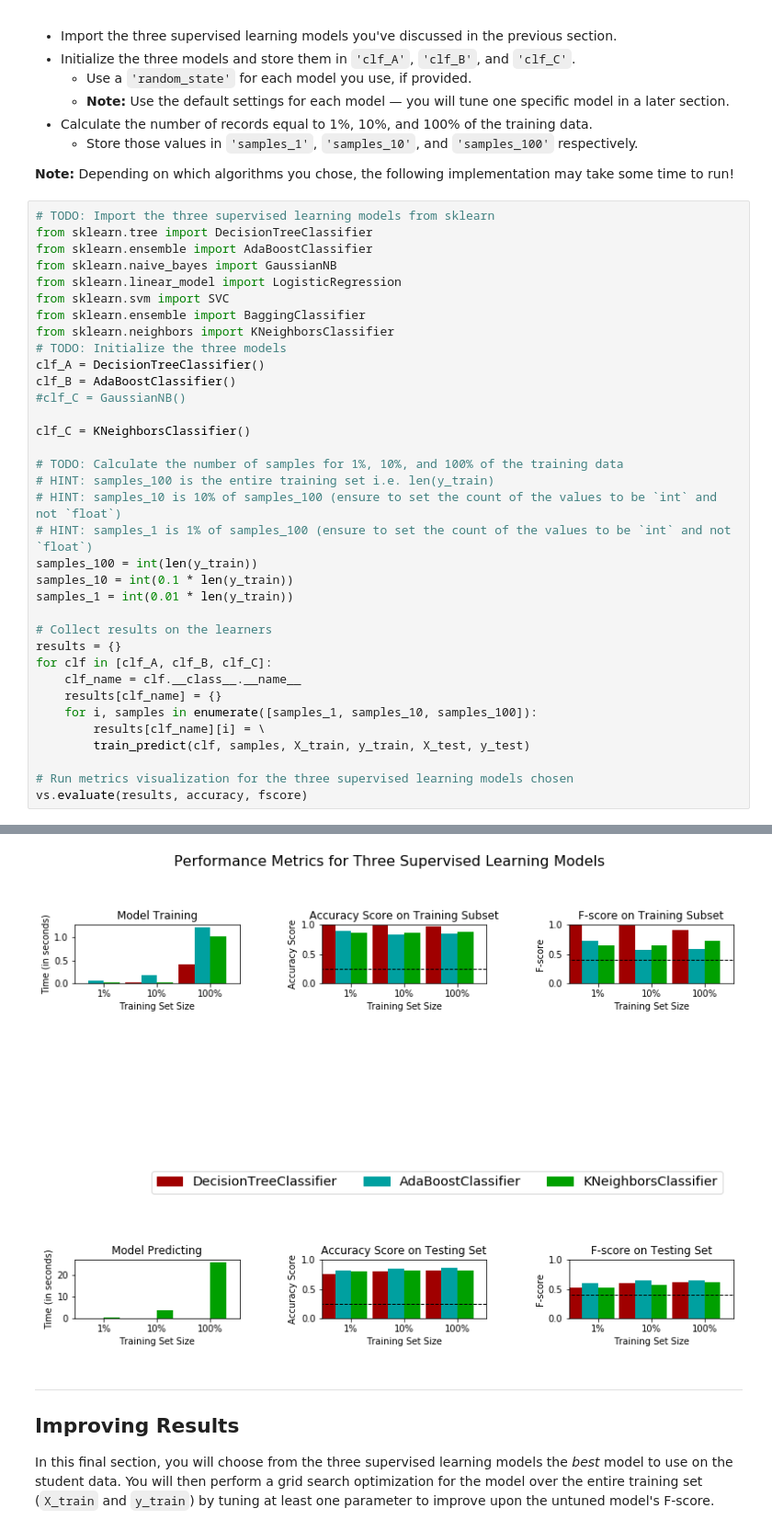
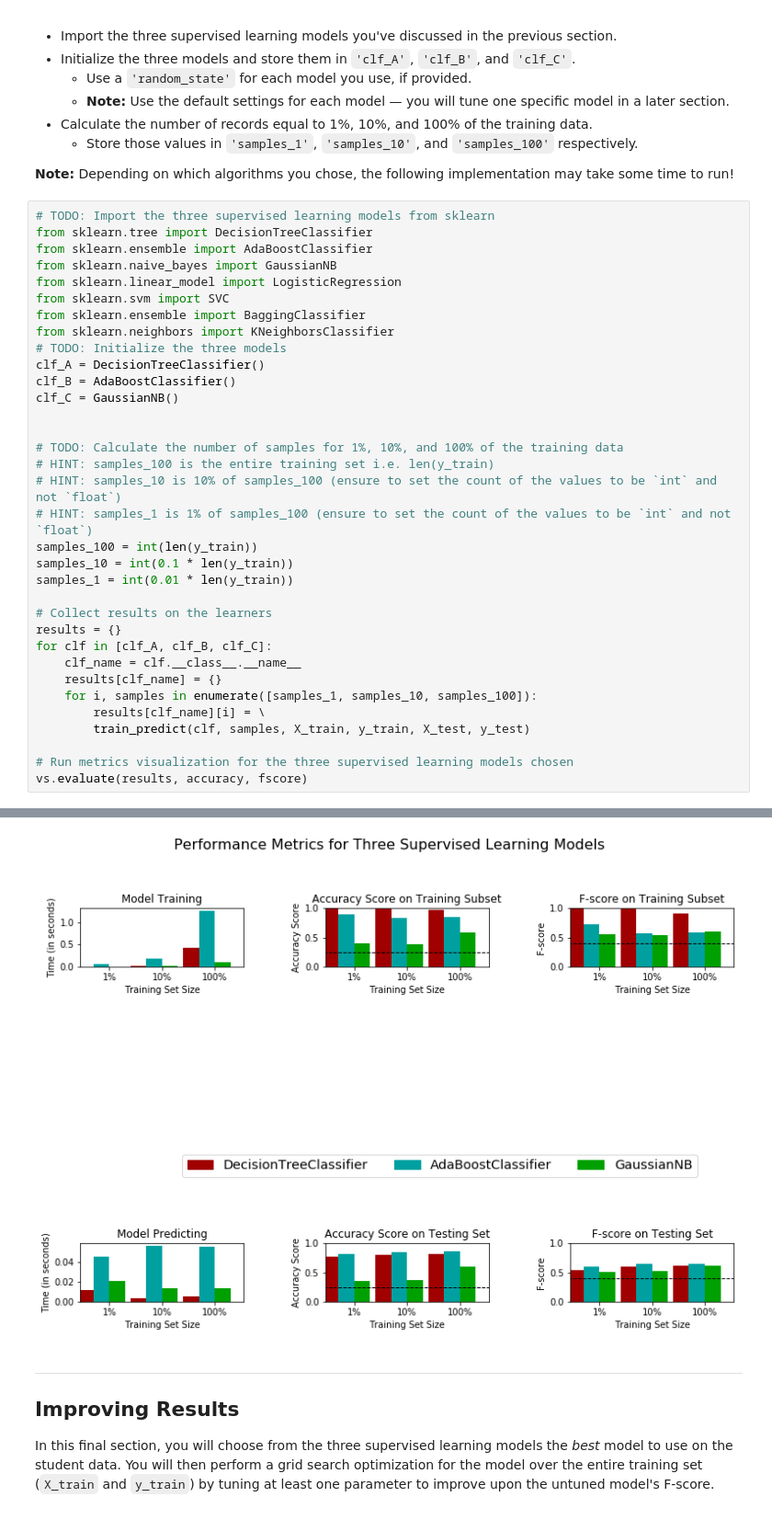
Before and after one commit to andreas-brodale/MLCharity, a Jupyter notebook: finding_donors.ipynb, the cells around one changed output, grey strips where cells are left out. Shown at 92% size. Cells and saved outputs as stored; diff of their text form.

```diff
--- a/finding_donors.ipynb
+++ b/finding_donors.ipynb
@@ -401,9 +401,8 @@ from sklearn.neighbors import KNeighborsClassifier
 # TODO: Initialize the three models
 clf_A = DecisionTreeClassifier()
 clf_B = AdaBoostClassifier()
-#clf_C = GaussianNB()
+clf_C = GaussianNB()
 
-clf_C = KNeighborsClassifier()
 
 # TODO: Calculate the number of samples for 1%, 10%, and 100% of the training data
 # HINT: samples_100 is the entire training set i.e. len(y_train)
@@ -437,4 +436,4 @@ KNeighborsClassifier trained on 36177 samples.
-[figure, old version]
+[figure, new version]
 # %% [markdown]
 ----
 ## Improving Results
```
Also changed, not shown: parts of 3 cells of this notebook.
